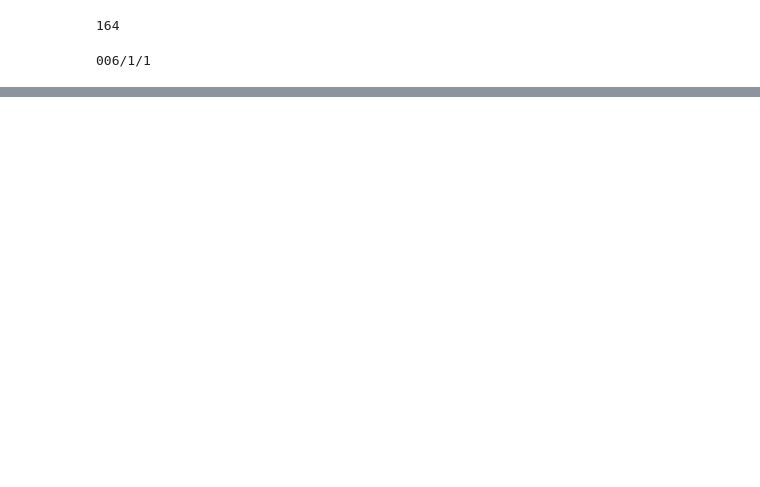
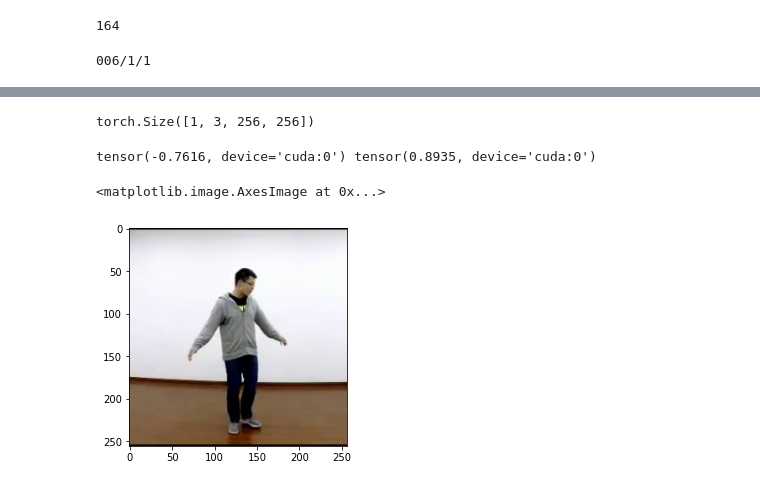
Before and after one commit to JanaldoChen/Dance, a Jupyter notebook: extract_texture.ipynb, the cells around one changed output, grey strips where cells are left out. Saved outputs shown, nothing was run; the diff lists cells and outputs as text; code cells hidden in the pictures; blank space fills up the shorter version.

```diff
--- a/extract_texture.ipynb
+++ b/extract_texture.ipynb
@@ -116,0 +130,5 @@ def compute_uv_image(uv, texture, uv_size=224):
+# %%
+uv = smpl_render.points_to_sampler(f2vts[None])[0]
+uv = uv.view(uv.shape[0], tex_size, tex_size, 2)
+uv = uv * 2 - 1
+print(uv.size())
@@ -116,0 +137,36 @@ def compute_uv_image(uv, texture, uv_size=224):
+# %%
+uv_image_model = UVImageModel(uv, image_size=uv_size).cuda()
+opt = torch.optim.Adam(uv_image_model.parameters(), lr=1e-2)
+criterion = nn.MSELoss()
+scheduler = torch.optim.lr_scheduler.StepLR(opt, step_size=2, gamma=0.1)
+
+def get_vis_tex(tex, fim):
+    vis_face_ids = fim.unique()[1:].long()
+    vis_tex = torch.zeros_like(tex) - 1
+    vis_tex[vis_face_ids] = tex[vis_face_ids]
+    return vis_tex
+
+for epoch in range(5):
+    print('Epoch: {} lr = {}'.format(epoch, opt.param_groups[0]['lr']))
+    for cur_iter, data in enumerate(train_loader):
+        img, shape, pose, cam = data['image'].cuda(), data['shape'].cuda(), data['pose'].cuda(), data['cam'].cuda()
+        verts = smpl(shape, pose)
+        verts = smpl_render.project_to_image(verts, cam, flip=True, withz=True)
+        fim = smpl_render.render_fim(verts)
+        tex = smpl_render.extract_tex_from_image(img, verts, repeat=False)
+        bs = fim.size(0)
+        vis_tex = []
+        for i in range(bs):
+            vis_tex.append(get_vis_tex(tex[i], fim[i]))
+        vis_tex= torch.stack(vis_tex, dim=0)
+
+        for _ in range(10):
+            pred_tex = uv_image_model().repeat(bs, 1, 1, 1, 1)
+            loss = criterion(pred_tex, tex)
+            loss.backward()
+            opt.step()
+            opt.zero_grad()
+
+        if cur_iter % 20 == 0:
+            print('{}/{} loss = {}'.format(cur_iter, len(train_loader), loss.item()))
+    scheduler.step()
@@ -116,0 +191,15 @@ def compute_uv_image(uv, texture, uv_size=224):
+# %%
+uv_image = uv_image_model.get_uv_image()
+print(uv_image.size())
+# %% [output]
+torch.Size([1, 3, 256, 256])
+# %%
+print(uv_image.min(), uv_image.max())
+# %% [output]
+tensor(-0.7616, device='cuda:0') tensor(0.8935, device='cuda:0')
+# %%
+image_vis = (img.cpu().numpy()[0] * 255).astype(np.uint8).transpose(1, 2, 0)
+plt.imshow(image_vis)
+# %% [output]
+<matplotlib.image.AxesImage at 0x...>
+[figure, added]
```
Also changed, not shown: parts of 11 cells of this notebook, 4 other files.
